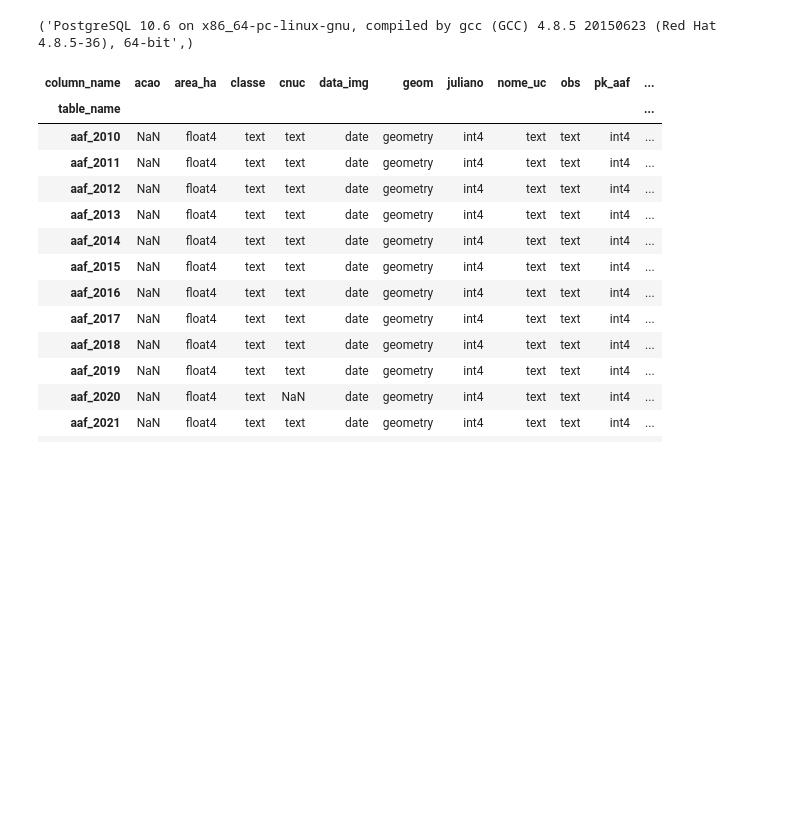
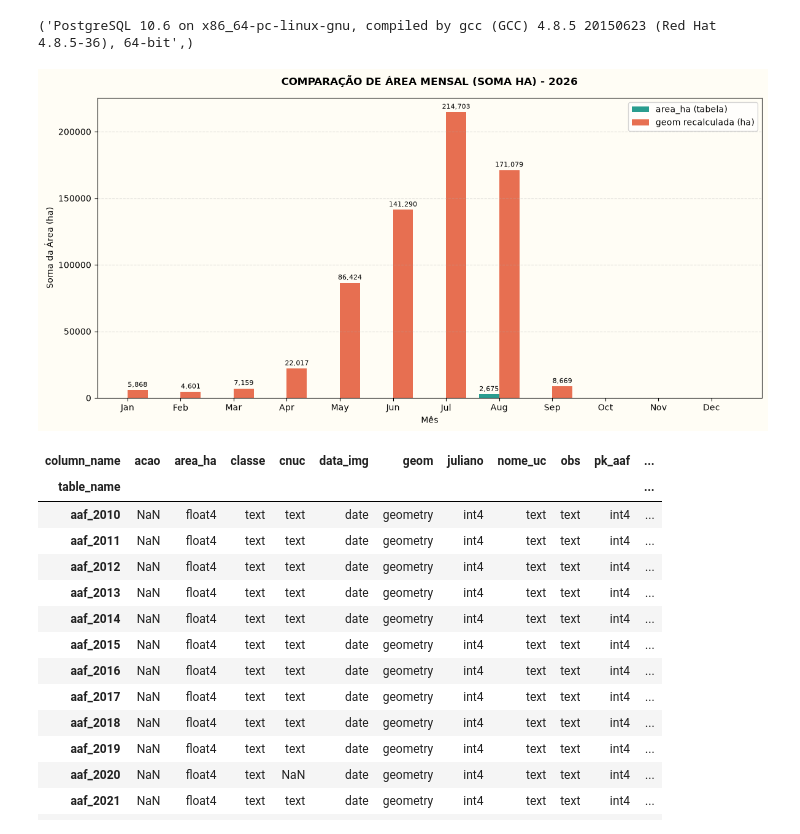
Before and after one commit to AndersonAlvesCoelho/pyroregions-classification, a Jupyter notebook: aaf.ipynb, the cells around one changed output. Saved outputs shown, nothing was run; the diff lists cells and outputs as text; code cells hidden in the pictures; blank space fills up the shorter version.

```diff
--- a/aaf.ipynb
+++ b/aaf.ipynb
@@ -737,3 +764,54 @@ with engine.connect() as conn:
+# %%
+month_labels = [calendar.month_abbr[m] for m in df_monthly["event_month"]]
+x = np.arange(len(month_labels))
+width = 0.38
+
+fig, ax = plt.subplots(figsize=(12, 6))
+fig.patch.set_facecolor("#FFFDF5")
+ax.set_facecolor("#FFFDF5")
+
+bars_orig = ax.bar(
+    x - width / 2,
+    df_monthly["original_area_ha"],
+    width=width,
+    label="area_ha (tabela)",
+    color="#2a9d8f",
+)
+
+bars_calc = ax.bar(
+    x + width / 2,
+    df_monthly["calc_area_ha"],
+    width=width,
+    label="geom recalculada (ha)",
+    color="#e76f51",
+)
+
+ax.bar_label(
+    bars_orig,
+    labels=[f"{v:,.0f}" if v > 0 else "" for v in df_monthly["original_area_ha"]],
+    fontsize=8,
+    padding=2,
+)
+
+ax.bar_label(
+    bars_calc,
+    labels=[f"{v:,.0f}" if v > 0 else "" for v in df_monthly["calc_area_ha"]],
+    fontsize=8,
+    padding=2,
+)
+
+ax.set_xticks(x)
+ax.set_xticklabels(month_labels)
+ax.set_title(f"COMPARAÇÃO DE ÁREA MENSAL (SOMA HA) - {target_year}", fontweight="bold", pad=15)
+ax.set_xlabel("Mês")
+ax.set_ylabel("Soma da Área (ha)")
+ax.grid(axis="y", linestyle="--", alpha=0.4)
+ax.legend()
+
+fig.tight_layout()
+plt.show()
+# %% [output]
+[figure, added]
 # %%
 # Reconstrói schema_pivot usando udt_name, que traz o nome interno do tipo
 
```
Also changed, not shown: parts of 45 cells of this notebook.
